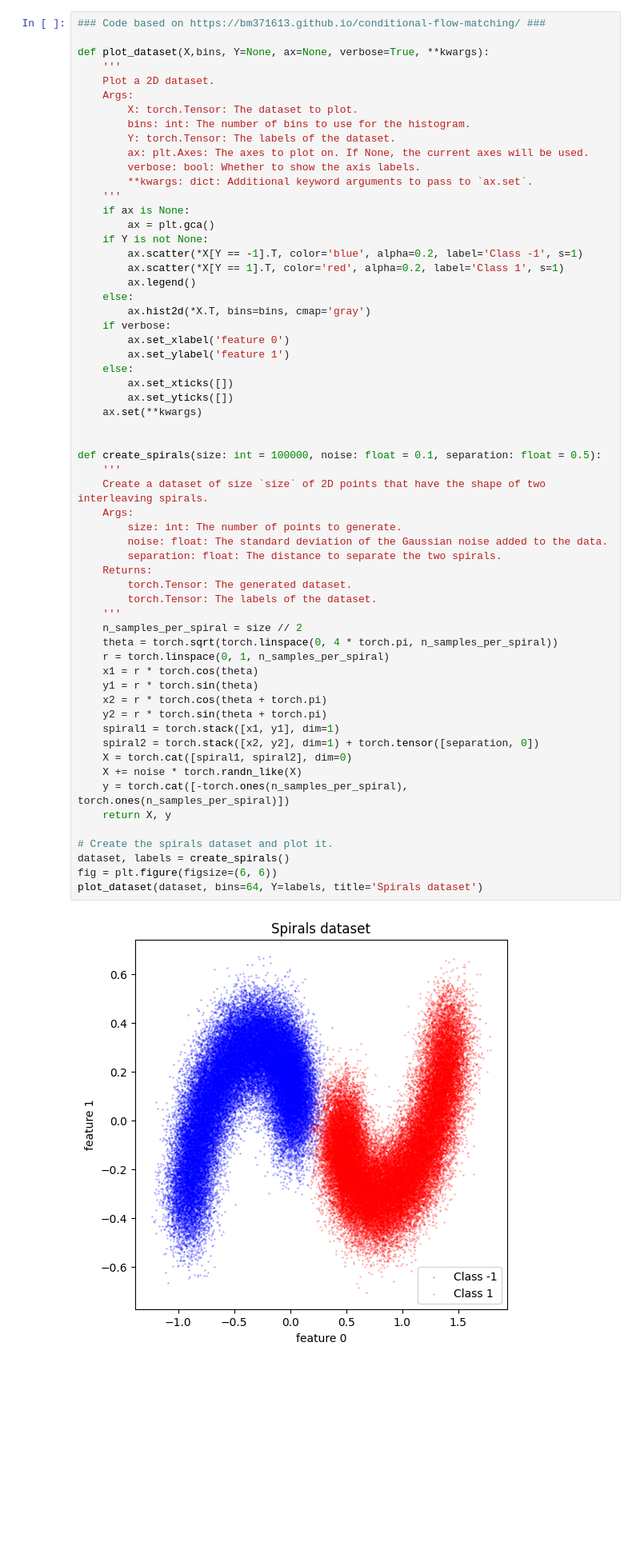
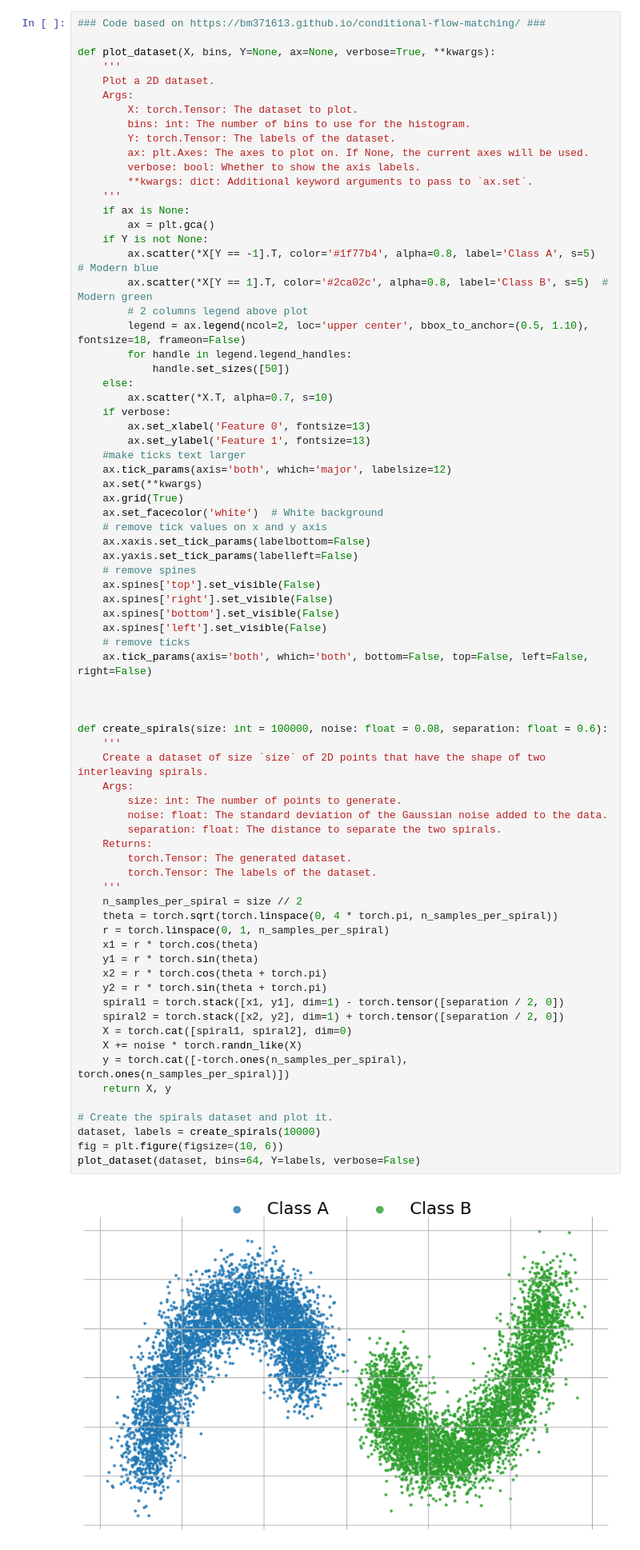
Before and after one commit to caetas/SymmetricFlow, a Jupyter notebook: src/symmetricflow/ToyExample.ipynb, the cells around one changed output. Shown at 80% size. Drawn from its saved outputs; the diff is of its cells as text; blank space fills up the shorter version.

```diff
--- a/src/symmetricflow/ToyExample.ipynb
+++ b/src/symmetricflow/ToyExample.ipynb
@@ -14,7 +36,7 @@ from tqdm import tqdm, trange
 # %%
 ### Code based on https://bm371613.github.io/conditional-flow-matching/ ###
 
-def plot_dataset(X,bins, Y=None, ax=None, verbose=True, **kwargs):
+def plot_dataset(X, bins, Y=None, ax=None, verbose=True, **kwargs):
     '''
     Plot a 2D dataset.
     Args:
@@ -28,50 +50,65 @@ def plot_dataset(X,bins, Y=None, ax=None, verbose=True, **kwargs):
     if ax is None:
         ax = plt.gca()
     if Y is not None:
-        ax.scatter(*X[Y == -1].T, color='blue', alpha=0.2, label='Class -1', s=1)
-        ax.scatter(*X[Y == 1].T, color='red', alpha=0.2, label='Class 1', s=1)
-        ax.legend()
+        ax.scatter(*X[Y == -1].T, color='#1f77b4', alpha=0.8, label='Class A', s=5)  # Modern blue
+        ax.scatter(*X[Y == 1].T, color='#2ca02c', alpha=0.8, label='Class B', s=5)  # Modern green
+        # 2 columns legend above plot
+        legend = ax.legend(ncol=2, loc='upper center', bbox_to_anchor=(0.5, 1.10), fontsize=18, frameon=False)
+        for handle in legend.legend_handles:
+            handle.set_sizes([50])
     else:
-        ax.hist2d(*X.T, bins=bins, cmap='gray')
+        ax.scatter(*X.T, alpha=0.7, s=10)
     if verbose:
-        ax.set_xlabel('feature 0')
-        ax.set_ylabel('feature 1')
-    else:
-        ax.set_xticks([])
-        ax.set_yticks([])
+        ax.set_xlabel('Feature 0', fontsize=13)
+        ax.set_ylabel('Feature 1', fontsize=13)
+    #make ticks text larger
+    ax.tick_params(axis='both', which='major', labelsize=12)
     ax.set(**kwargs)
+    ax.grid(True)
+    ax.set_facecolor('white')  # White background
+    # remove tick values on x and y axis
+    ax.xaxis.set_tick_params(labelbottom=False)
+    ax.yaxis.set_tick_params(labelleft=False)
+    # remove spines
+    ax.spines['top'].set_visible(False)
+    ax.spines['right'].set_visible(False)
+    ax.spines['bottom'].set_visible(False)
+    ax.spines['left'].set_visible(False)
+    # remove ticks
+    ax.tick_params(axis='both', which='both', bottom=False, top=False, left=False, right=False)
 
 
-def create_spirals(size: int = 100000, noise: float = 0.1, separation: float = 0.5):
+
+def create_spirals(size: int = 100000, noise: float = 0.08, separation: float = 0.6):
     '''
     Create a dataset of size `size` of 2D points that have the shape of two interleaving spirals.
     Args:
         size: int: The number of points to generate.
         noise: float: The standard deviation of the Gaussian noise added to the data.
         separation: float: The distance to separate the two spirals.
     Returns:
         torch.Tensor: The generated dataset.
         torch.Tensor: The labels of the dataset.
     '''
     n_samples_per_spiral = size // 2
     theta = torch.sqrt(torch.linspace(0, 4 * torch.pi, n_samples_per_spiral))
     r = torch.linspace(0, 1, n_samples_per_spiral)
     x1 = r * torch.cos(theta)
     y1 = r * torch.sin(theta)
     x2 = r * torch.cos(theta + torch.pi)
     y2 = r * torch.sin(theta + torch.pi)
-    spiral1 = torch.stack([x1, y1], dim=1)
-    spiral2 = torch.stack([x2, y2], dim=1) + torch.tensor([separation, 0])
+    spiral1 = torch.stack([x1, y1], dim=1) - torch.tensor([separation / 2, 0])
+    spiral2 = torch.stack([x2, y2], dim=1) + torch.tensor([separation / 2, 0])
     X = torch.cat([spiral1, spiral2], dim=0)
     X += noise * torch.randn_like(X)
     y = torch.cat([-torch.ones(n_samples_per_spiral), torch.ones(n_samples_per_spiral)])
     return X, y
 
 # Create the spirals dataset and plot it.
-dataset, labels = create_spirals()
-fig = plt.figure(figsize=(6, 6))
-plot_dataset(dataset, bins=64, Y=labels, title='Spirals dataset')
+dataset, labels = create_spirals(10000)
+fig = plt.figure(figsize=(10, 6))
+plot_dataset(dataset, bins=64, Y=labels, verbose=False)
 # %% [output]
-[figure, old version]
+[figure, new version]
 # %% [markdown]
 # MLP for Neural ODE
```
Also changed, not shown: parts of 8 cells of this notebook, 5 other files.
